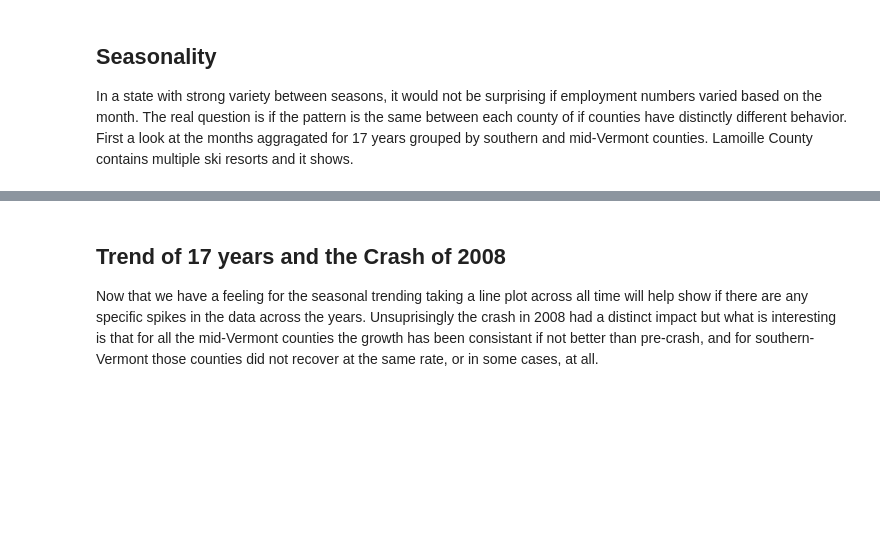
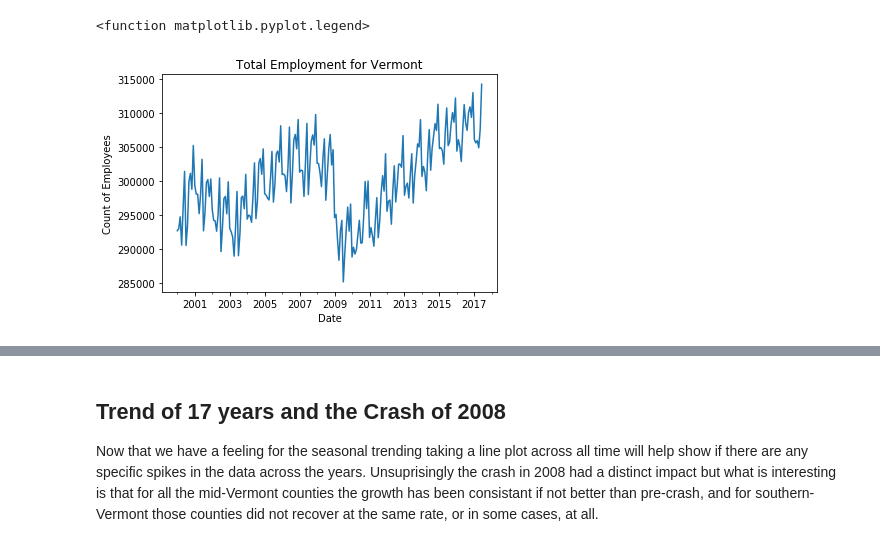
Before and after one commit to kefortney/Labor-Ind-Sect-State-County-2000-2017, a Jupyter notebook: 3. Data Exploration.ipynb, the cells around one changed output, grey strips where cells are left out. Drawn from its saved outputs; the diff is of its cells as text; code cells hidden in the pictures; blank space fills up the shorter version.

```diff
--- a/3. Data Exploration.ipynb
+++ b/3. Data Exploration.ipynb
@@ -14,10 +14,23 @@ annualvt = pd.read_csv("annuallaborvt.csv")
 monthscnty = pd.read_csv("monthlylaborcnty.csv")
 quarterscnty = pd.read_csv("quarterlylaborcnty.csv")
 annualcnty = pd.read_csv("annuallaborcnty.csv")
-# %% [markdown]
-## Seasonality
-
-In a state with strong variety between seasons, it would not be surprising if employment numbers varied based on the month. The real question is if the pattern is the same between each county of if counties have distinctly different behavior. First a look at the months aggragated for 17 years grouped by southern and mid-Vermont counties. Lamoille County contains multiple ski resorts and it shows.
+# %%
+monthsvt['Date'] = monthsvt['Month_Number'].astype(str)+'/1/' + monthsvt['Year'].astype(str)
+# %%
+monthsvt['Date'] = pd.to_datetime(monthsvt['Date'])
+# %%
+data = monthsvt[monthsvt['Type'] == "Total Covered -  all ownerships"]
+data = data[["Date","Employment"]].sort_values(by='Date',ascending=0)
+# %%
+x='Date'
+y = 'Employment'
+data.plot(x,y, legend=None)
+plt.title('Total Employment for Vermont')
+plt.ylabel('Count of Employees')
+plt.legend
+# %% [output]
+<function matplotlib.pyplot.legend>
+[figure, added]
 # %%
 plt.subplot(2, 2, 1)
 data = monthscnty[(monthscnty['County'] == 'Addison') & (monthscnty['Type'] == 'Private ownership')]
```
Also changed, not shown: parts of 22 cells of this notebook.
